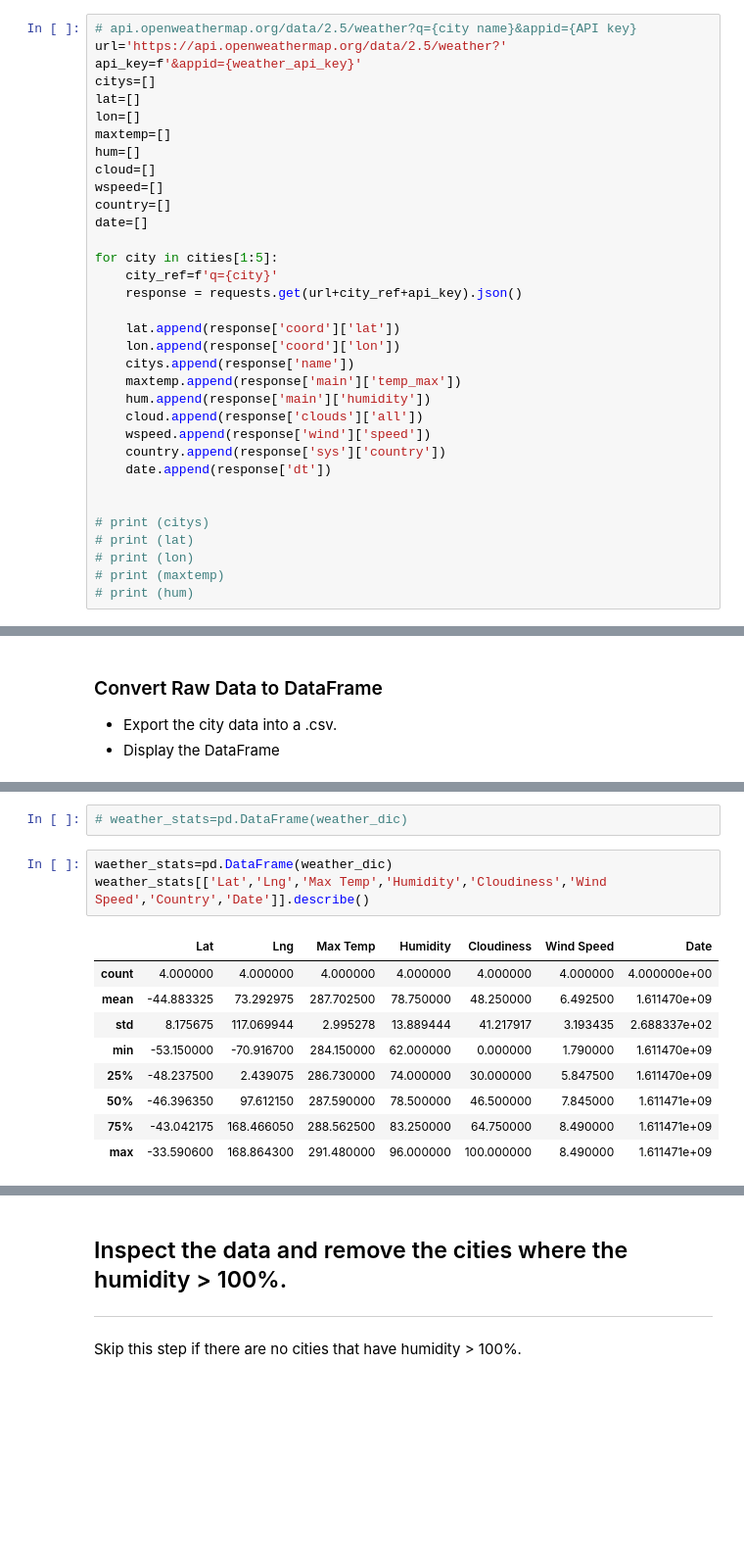
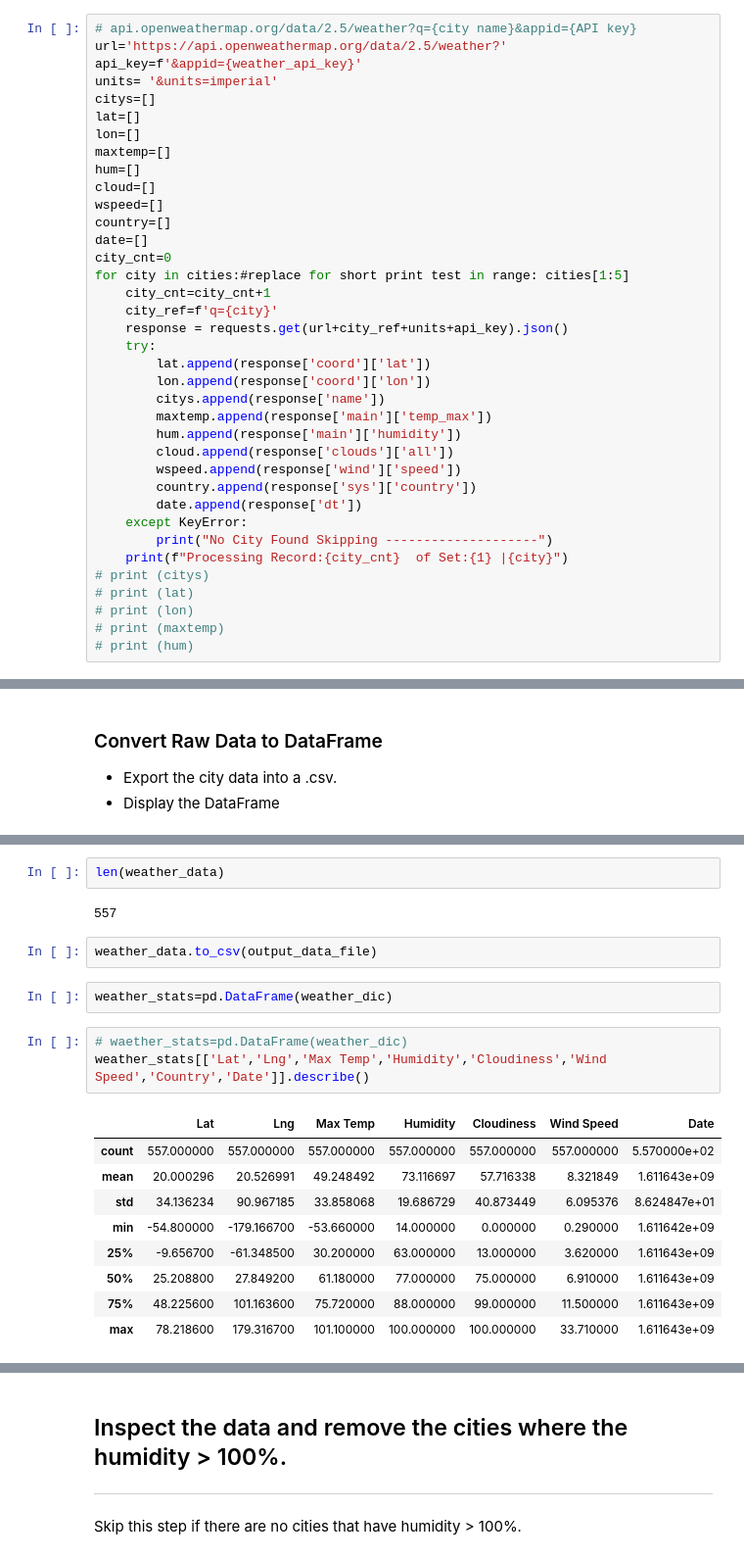
Before and after one commit to MtSopris/python-api-challenge, a Jupyter notebook: starter_code/WeatherPy.ipynb, the cells around one changed output, grey strips where cells are left out. Shown at 98% size. Cells and saved outputs as stored; diff of their text form; blank space fills up the shorter version.

Commit message:
working code for weatherpy needs cleanup

```diff
--- a/starter_code/WeatherPy.ipynb
+++ b/starter_code/WeatherPy.ipynb
@@ -86,6 +131,7 @@ cities
 # api.openweathermap.org/data/2.5/weather?q={city name}&appid={API key}
 url='https://api.openweathermap.org/data/2.5/weather?'
 api_key=f'&appid={weather_api_key}'
+units= '&units=imperial'
 citys=[]
 lat=[]
 lon=[]
@@ -95,22 +141,24 @@ cloud=[]
 wspeed=[]
 country=[]
 date=[]
-
-for city in cities[1:5]:
+city_cnt=0
+for city in cities:#replace for short print test in range: cities[1:5]
+    city_cnt=city_cnt+1
     city_ref=f'q={city}'
-    response = requests.get(url+city_ref+api_key).json()
-
-    lat.append(response['coord']['lat'])
-    lon.append(response['coord']['lon'])
-    citys.append(response['name'])
-    maxtemp.append(response['main']['temp_max'])
-    hum.append(response['main']['humidity'])
-    cloud.append(response['clouds']['all'])
-    wspeed.append(response['wind']['speed'])
-    country.append(response['sys']['country'])
-    date.append(response['dt'])
-
-
+    response = requests.get(url+city_ref+units+api_key).json()
+    try:
+        lat.append(response['coord']['lat'])
+        lon.append(response['coord']['lon'])
+        citys.append(response['name'])
+        maxtemp.append(response['main']['temp_max'])
+        hum.append(response['main']['humidity'])
+        cloud.append(response['clouds']['all'])
+        wspeed.append(response['wind']['speed'])
+        country.append(response['sys']['country'])
+        date.append(response['dt'])
+    except KeyError:
+        print("No City Found Skipping --------------------")
+    print(f"Processing Record:{city_cnt}  of Set:{1} |{city}")
 # print (citys)
 # print (lat)
 # print (lon)
@@ -211,15 +275,21 @@ weather_data
+# %%
+len(weather_data)
+# %% [output]
+557
+# %%
+weather_data.to_csv(output_data_file)
 # %%
-# weather_stats=pd.DataFrame(weather_dic)
+weather_stats=pd.DataFrame(weather_dic)
 # %%
-waether_stats=pd.DataFrame(weather_dic)
+# waether_stats=pd.DataFrame(weather_dic)
 weather_stats[['Lat','Lng','Max Temp','Humidity','Cloudiness','Wind Speed','Country','Date']].describe()
 # %% [output]
 |  | Lat | Lng | Max Temp | Humidity | Cloudiness | Wind Speed | Date |
-| count | 4.000000 | 4.000000 | 4.000000 | 4.000000 | 4.000000 | 4.000000 | 4.000000e+00 |
-| mean | -44.883325 | 73.292975 | 287.702500 | 78.750000 | 48.250000 | 6.492500 | 1.611470e+09 |
-| std | 8.175675 | 117.069944 | 2.995278 | 13.889444 | 41.217917 | 3.193435 | 2.688337e+02 |
-| min | -53.150000 | -70.916700 | 284.150000 | 62.000000 | 0.000000 | 1.790000 | 1.611470e+09 |
-| 25% | -48.237500 | 2.439075 | 286.730000 | 74.000000 | 30.000000 | 5.847500 | 1.611470e+09 |
-| 50% | -46.396350 | 97.612150 | 287.590000 | 78.500000 | 46.500000 | 7.845000 | 1.611471e+09 |
-| 75% | -43.042175 | 168.466050 | 288.562500 | 83.250000 | 64.750000 | 8.490000 | 1.611471e+09 |
-| max | -33.590600 | 168.864300 | 291.480000 | 96.000000 | 100.000000 | 8.490000 | 1.611471e+09 |
+| count | 557.000000 | 557.000000 | 557.000000 | 557.000000 | 557.000000 | 557.000000 | 5.570000e+02 |
+| mean | 20.000296 | 20.526991 | 49.248492 | 73.116697 | 57.716338 | 8.321849 | 1.611643e+09 |
+| std | 34.136234 | 90.967185 | 33.858068 | 19.686729 | 40.873449 | 6.095376 | 8.624847e+01 |
+| min | -54.800000 | -179.166700 | -53.660000 | 14.000000 | 0.000000 | 0.290000 | 1.611642e+09 |
+| 25% | -9.656700 | -61.348500 | 30.200000 | 63.000000 | 13.000000 | 3.620000 | 1.611643e+09 |
+| 50% | 25.208800 | 27.849200 | 61.180000 | 77.000000 | 75.000000 | 6.910000 | 1.611643e+09 |
+| 75% | 48.225600 | 101.163600 | 75.720000 | 88.000000 | 99.000000 | 11.500000 | 1.611643e+09 |
+| max | 78.218600 | 179.316700 | 101.100000 | 100.000000 | 100.000000 | 33.710000 | 1.611643e+09 |
```
Also changed, not shown: parts of 35 cells of this notebook, 13 other files.
